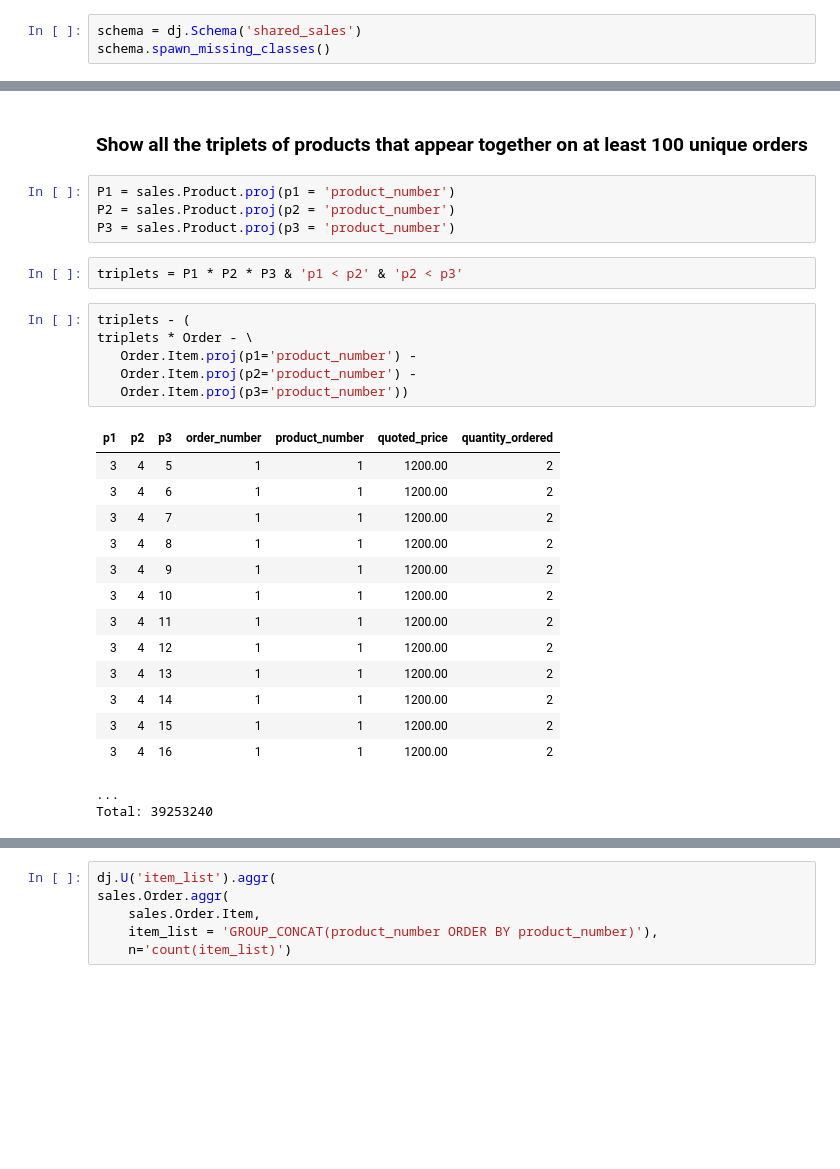
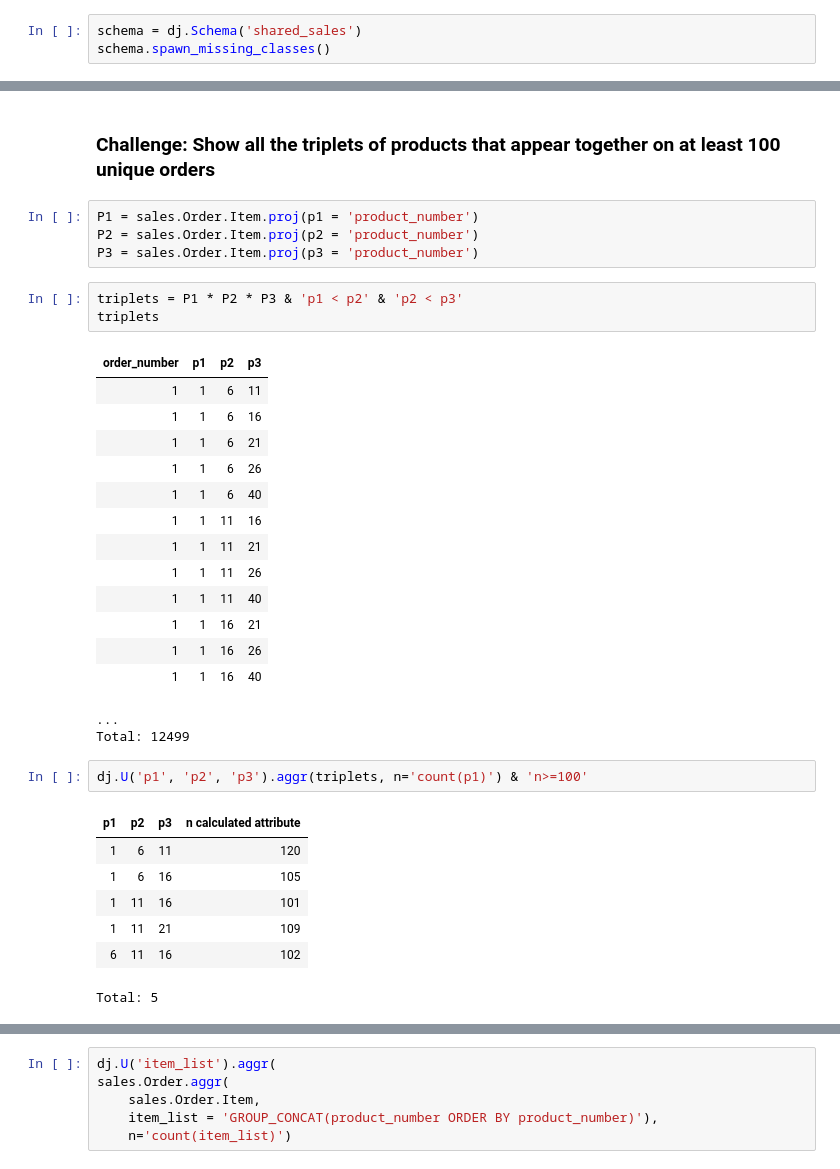
Before and after one commit to dimitri-yatsenko/Database-Systems-for-Data-Science, a Jupyter notebook: notebooks/GroupBy.ipynb, the cells around one changed output, grey strips where cells are left out. Drawn from its saved outputs; the diff is of its cells as text; blank space fills up the shorter version.

```diff
--- a/notebooks/GroupBy.ipynb
+++ b/notebooks/GroupBy.ipynb
@@ -845,30 +868,35 @@ Customer()
 # %% [markdown]
-### Show all the triplets of products that appear together on at least 100 unique orders
+### Challenge: Show all the triplets of products that appear together on at least 100 unique orders
 # %%
-P1 = sales.Product.proj(p1 = 'product_number')
-P2 = sales.Product.proj(p2 = 'product_number')
-P3 = sales.Product.proj(p3 = 'product_number')
+P1 = sales.Order.Item.proj(p1 = 'product_number')
+P2 = sales.Order.Item.proj(p2 = 'product_number')
+P3 = sales.Order.Item.proj(p3 = 'product_number')
 # %%
 triplets = P1 * P2 * P3 & 'p1 < p2' & 'p2 < p3'
+triplets
+# %% [output]
+| order_number | p1 | p2 | p3 |
+| 1 | 1 | 6 | 11 |
+| 1 | 1 | 6 | 16 |
+| 1 | 1 | 6 | 21 |
+| 1 | 1 | 6 | 26 |
+| 1 | 1 | 6 | 40 |
+| 1 | 1 | 11 | 16 |
+| 1 | 1 | 11 | 21 |
+| 1 | 1 | 11 | 26 |
+| 1 | 1 | 11 | 40 |
+| 1 | 1 | 16 | 21 |
+| 1 | 1 | 16 | 26 |
+| 1 | 1 | 16 | 40 |
+...
+Total: 12499
-# %%
-triplets - (
-triplets * Order - \
-   Order.Item.proj(p1='product_number') -
-   Order.Item.proj(p2='product_number') -
-   Order.Item.proj(p3='product_number'))
-# %% [output]
-| p1 | p2 | p3 | order_number | product_number | quoted_price | quantity_ordered |
-| 3 | 4 | 5 | 1 | 1 | 1200.00 | 2 |
-| 3 | 4 | 6 | 1 | 1 | 1200.00 | 2 |
-| 3 | 4 | 7 | 1 | 1 | 1200.00 | 2 |
-| 3 | 4 | 8 | 1 | 1 | 1200.00 | 2 |
-| 3 | 4 | 9 | 1 | 1 | 1200.00 | 2 |
-| 3 | 4 | 10 | 1 | 1 | 1200.00 | 2 |
-| 3 | 4 | 11 | 1 | 1 | 1200.00 | 2 |
-| 3 | 4 | 12 | 1 | 1 | 1200.00 | 2 |
-| 3 | 4 | 13 | 1 | 1 | 1200.00 | 2 |
-| 3 | 4 | 14 | 1 | 1 | 1200.00 | 2 |
-| 3 | 4 | 15 | 1 | 1 | 1200.00 | 2 |
-| 3 | 4 | 16 | 1 | 1 | 1200.00 | 2 |
-...
-Total: 39253240
+# %%
+dj.U('p1', 'p2', 'p3').aggr(triplets, n='count(p1)') & 'n>=100'
+# %% [output]
+| p1 | p2 | p3 | n calculated attribute |
+| 1 | 6 | 11 | 120 |
+| 1 | 6 | 16 | 105 |
+| 1 | 11 | 16 | 101 |
+| 1 | 11 | 21 | 109 |
+| 6 | 11 | 16 | 102 |
+Total: 5
```
Also changed, not shown: parts of 28 cells of this notebook, 2 other files.
